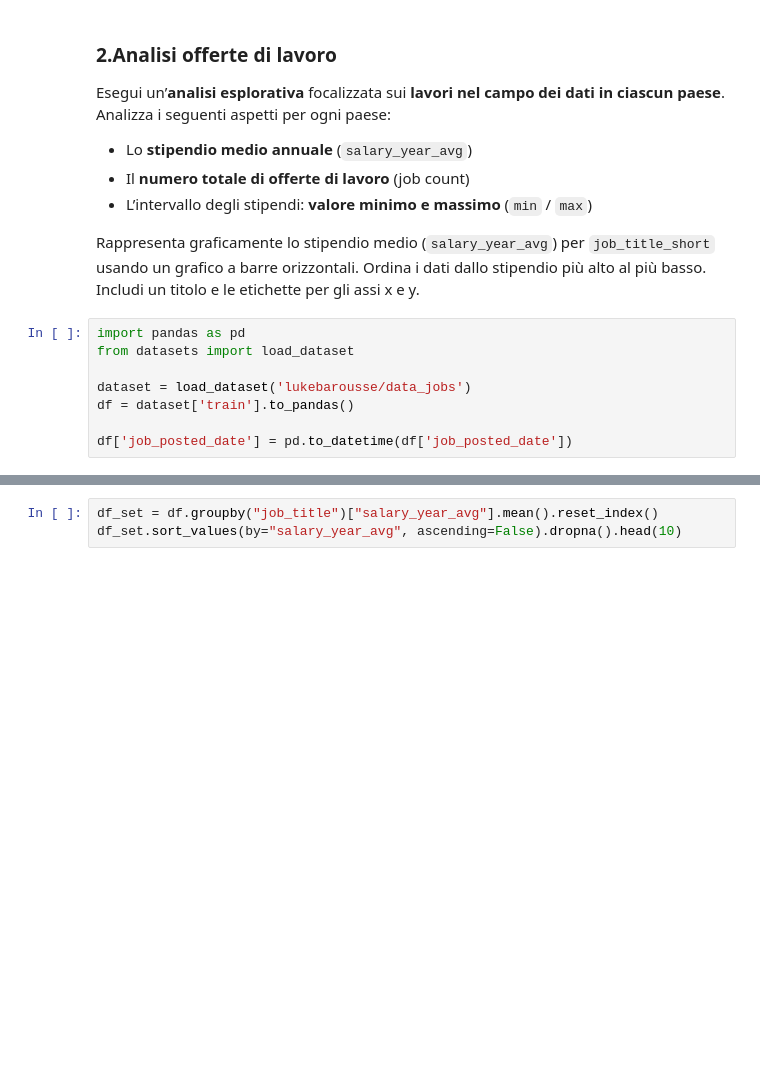
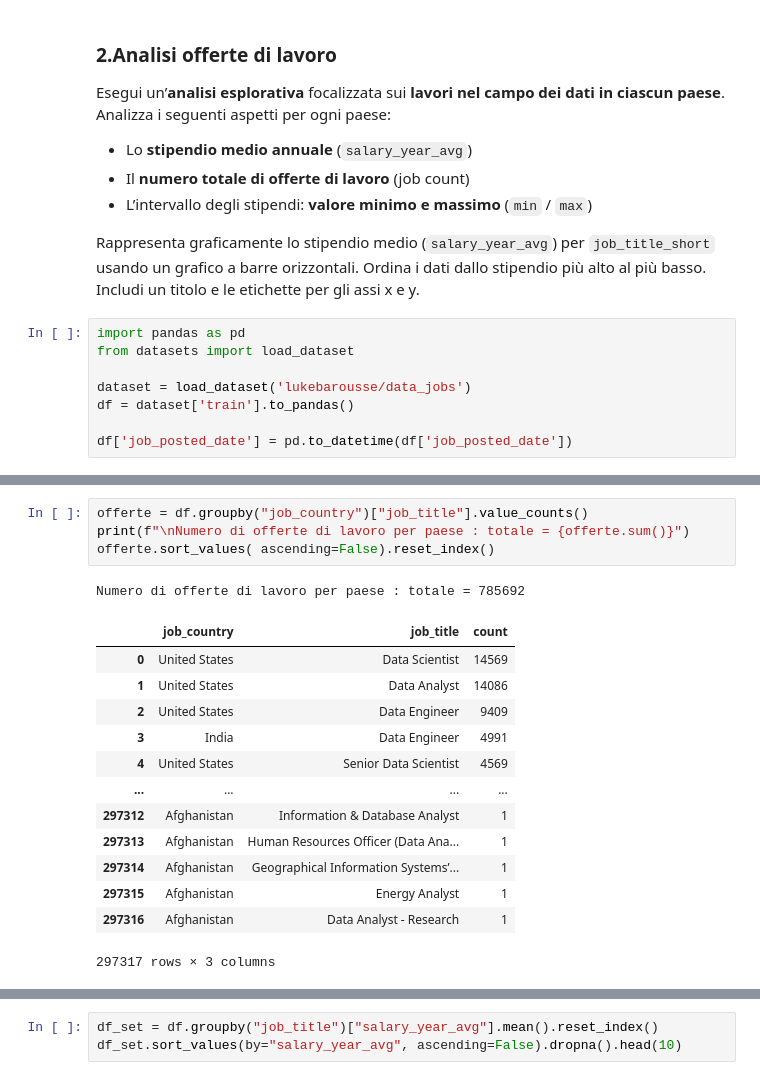
Before and after one commit to Loic166/ProgrammingLab2, a Jupyter notebook: 3_Esercizi_lez_3.ipynb, the cells around one changed output, grey strips where cells are left out. Drawn from its saved outputs; the diff is of its cells as text; blank space fills up the shorter version.

```diff
--- a/3_Esercizi_lez_3.ipynb
+++ b/3_Esercizi_lez_3.ipynb
@@ -124,0 +166,19 @@ Name: salary_year_avg, Length: 108, dtype: float64
+# %%
+offerte = df.groupby("job_country")["job_title"].value_counts()
+print(f"\nNumero di offerte di lavoro per paese : totale = {offerte.sum()}")
+offerte.sort_values( ascending=False).reset_index()
+# %% [output]
+Numero di offerte di lavoro per paese : totale = 785692
+|  | job_country | job_title | count |
+| 0 | United States | Data Scientist | 14569 |
+| 1 | United States | Data Analyst | 14086 |
+| 2 | United States | Data Engineer | 9409 |
+| 3 | India | Data Engineer | 4991 |
+| 4 | United States | Senior Data Scientist | 4569 |
+| ... | ... | ... | ... |
+| 297312 | Afghanistan | Information & Database Analyst | 1 |
+| 297313 | Afghanistan | Human Resources Officer (Data Ana... | 1 |
+| 297314 | Afghanistan | Geographical Information Systems’... | 1 |
+| 297315 | Afghanistan | Energy Analyst | 1 |
+| 297316 | Afghanistan | Data Analyst - Research | 1 |
+297317 rows × 3 columns
```
Also changed, not shown: parts of 17 cells of this notebook.
